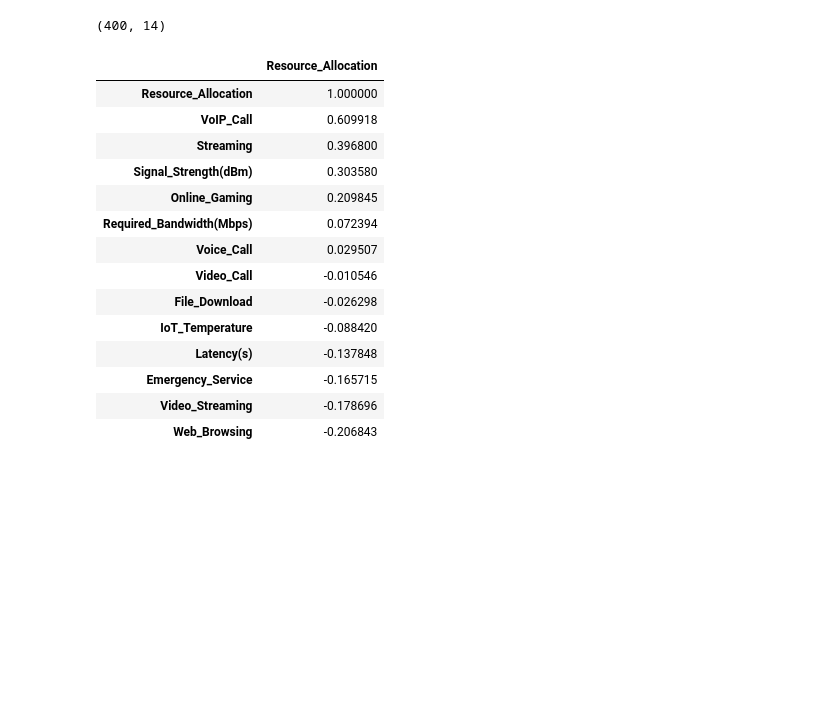
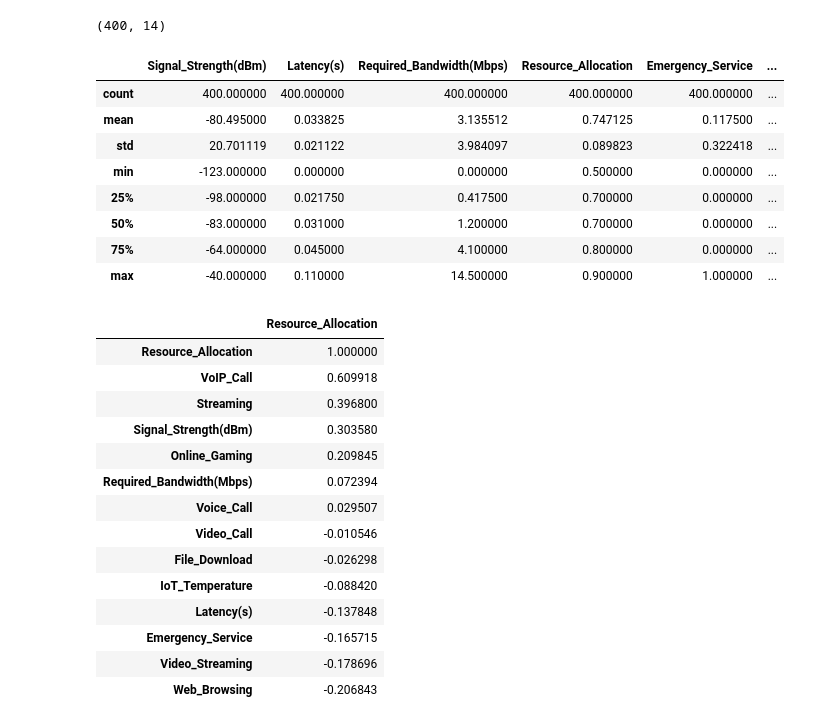
Before and after one commit to 77mostafaayman77/5G-Resource-Allocation-QoS-Prediction, a Jupyter notebook: 5G_Resource_Allocation_&_QoS_Prediction.ipynb, the cells around one changed output. Saved outputs shown, nothing was run; the diff lists cells and outputs as text; code cells hidden in the pictures; blank space fills up the shorter version.

```diff
--- a/5G_Resource_Allocation_&_QoS_Prediction.ipynb
+++ b/5G_Resource_Allocation_&_QoS_Prediction.ipynb
@@ -180,6 +179,18 @@ memory usage: 43.9 KB
 df_clean.shape
 # %% [output]
 (400, 14)
+# %%
+df_clean.describe()
+# %% [output]
+|  | Signal_Strength(dBm) | Latency(s) | Required_Bandwidth(Mbps) | Resource_Allocation | Emergency_Service | ... |
+| count | 400.000000 | 400.000000 | 400.000000 | 400.000000 | 400.000000 | ... |
+| mean | -80.495000 | 0.033825 | 3.135512 | 0.747125 | 0.117500 | ... |
+| std | 20.701119 | 0.021122 | 3.984097 | 0.089823 | 0.322418 | ... |
+| min | -123.000000 | 0.000000 | 0.000000 | 0.500000 | 0.000000 | ... |
+| 25% | -98.000000 | 0.021750 | 0.417500 | 0.700000 | 0.000000 | ... |
+| 50% | -83.000000 | 0.031000 | 1.200000 | 0.700000 | 0.000000 | ... |
+| 75% | -64.000000 | 0.045000 | 4.100000 | 0.800000 | 0.000000 | ... |
+| max | -40.000000 | 0.110000 | 14.500000 | 0.900000 | 1.000000 | ... |
 # %%
 # Correlation Matrix
 corr_matrix = df_clean.corr()
```
Also changed, not shown: parts of 2 cells of this notebook.
